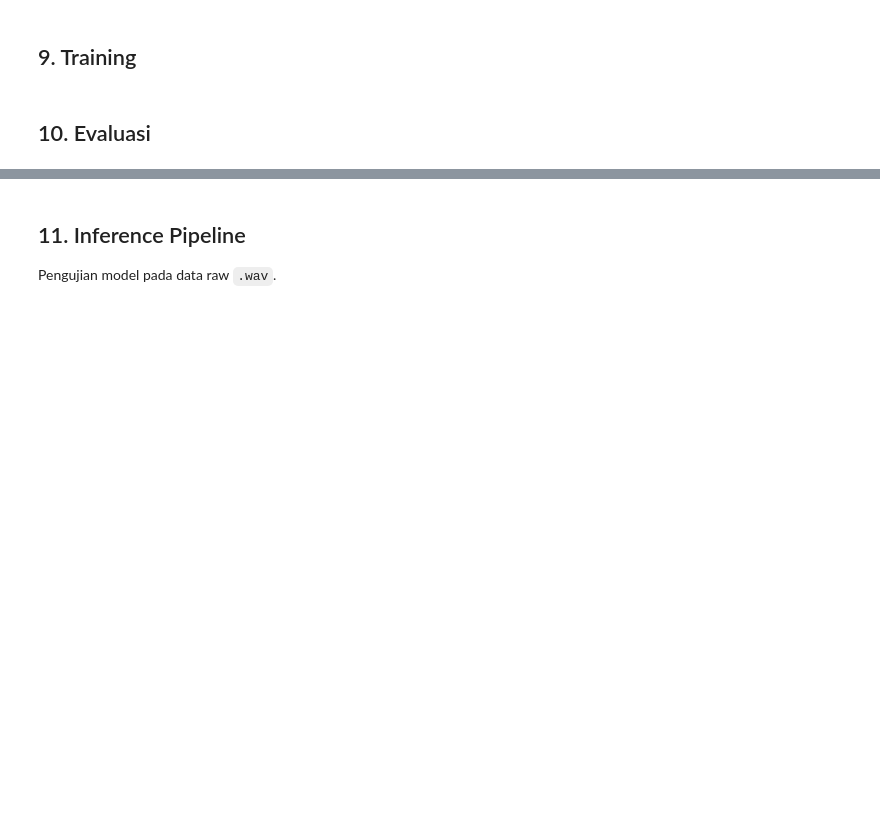
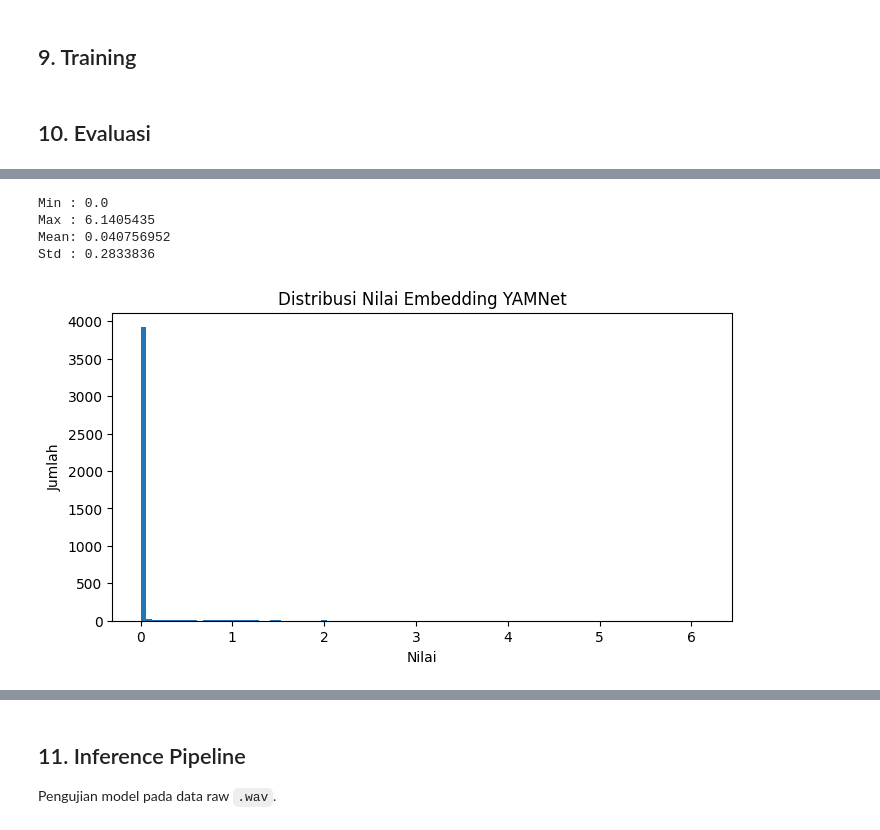
Before and after one commit to motosense/model-ai, a Jupyter notebook: without YAMNet/MotoSense_CNN_NoYAMNet.ipynb, the cells around one changed output, grey strips where cells are left out. Saved outputs shown, nothing was run; the diff lists cells and outputs as text; code cells hidden in the pictures; blank space fills up the shorter version.

```diff
--- a/without YAMNet/MotoSense_CNN_NoYAMNet.ipynb
+++ b/without YAMNet/MotoSense_CNN_NoYAMNet.ipynb
@@ -30,20 +30,41 @@ import tensorflow as tf
 from tensorflow.keras import Sequential, layers, regularizers
 from tensorflow.keras.callbacks import ModelCheckpoint, EarlyStopping, ReduceLROnPlateau
 
+
 from audiomentations import (
-    Compose, AddGaussianNoise, PitchShift,
-    TimeStretch, Shift, PolarityInversion
+    Compose,
+    AddGaussianNoise,
+    LowPassFilter,
+    BandPassFilter,
+    ClippingDistortion,
+    Gain,
+    PitchShift,
+    TimeStretch,
+    Shift,
+    PolarityInversion,
+    OneOf
 )
 
 import matplotlib.pyplot as plt
 import seaborn as sns
+
+
+import matplotlib.gridspec as gridspec
+import tensorflow_hub as hub
+import numpy as np
+import os
+import glob
+import librosa
+import tensorflow as tf
+from tensorflow.keras import layers, Sequential, regularizers
+from sklearn.utils.class_weight import compute_class_weight
 
 # ── Konfigurasi ──────────────────────────────────────────────
 CLASSES       = ["Clutch-Shoe", "Conecting-Rod", "Drive-Belt",
                  "Piston", "Tensioner", "Slider", "Roller", "Face-Drive"]
 BASE_DIR      = "Dataset"
 TARGET_SR     = 16000
-DURATION      = 3
+DURATION      = 2
 TARGET_SAMPLES = TARGET_SR * DURATION  # 48.000
 STRIDE_SAMPLES = int(TARGET_SR * 1.5)
 
@@ -53,10 +74,10 @@ N_FFT        = 1024
 HOP_LENGTH   = 375  # 48000 / 375 = 128 frame tepat
 
 # Augmentasi
-AUG_TARGET   = 500  # minimal per kelas di training
+AUG_TARGET   = 200  # minimal per kelas di training
 
 # Training
-BATCH_SIZE   = 16
+BATCH_SIZE   = 8
 EPOCHS       = 100
 SEED         = 42
 
@@ -75,6 +96,6 @@ PATHS = {
 for p in PATHS.values():
     os.makedirs(p, exist_ok=True)
 
-print(f"TensorFlow  : {tf.__version__}")
-print(f"GPU         : {tf.config.list_physical_devices('GPU') or 'CPU'}")
-print(f"Target shape: ({N_MELS}, {TARGET_SAMPLES // HOP_LENGTH}, 1)")
+# print(f"TensorFlow  : {tf.__version__}")
+# print(f"GPU         : {tf.config.list_physical_devices('GPU') or 'CPU'}")
+# print(f"Target shape: ({N_MELS}, {TARGET_SAMPLES // HOP_LENGTH}, 1)")
@@ -666,0 +722,21 @@ Epoch 40/40
+# %%
+emb = embeddings.numpy()
+
+print("Min :", emb.min())
+print("Max :", emb.max())
+print("Mean:", emb.mean())
+print("Std :", emb.std())
+# %% [output]
+Min : 0.0
+Max : 6.1405435
+Mean: 0.040756952
+Std : 0.2833836
+# %%
+plt.figure(figsize=(8,4))
+plt.hist(embeddings.numpy().flatten(), bins=100)
+plt.title("Distribusi Nilai Embedding YAMNet")
+plt.xlabel("Nilai")
+plt.ylabel("Jumlah")
+plt.show()
+# %% [output]
+[figure, added]
```
Also changed, not shown: parts of 39 cells of this notebook, 5 other files.
